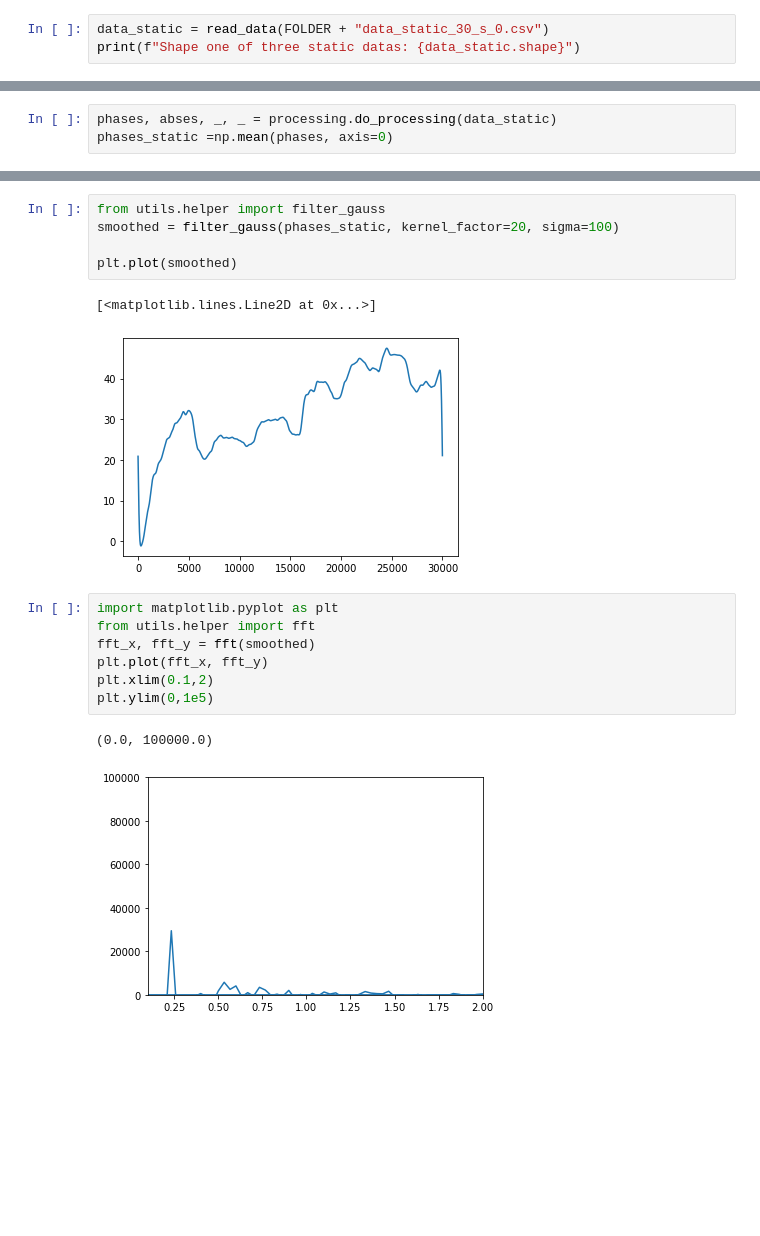
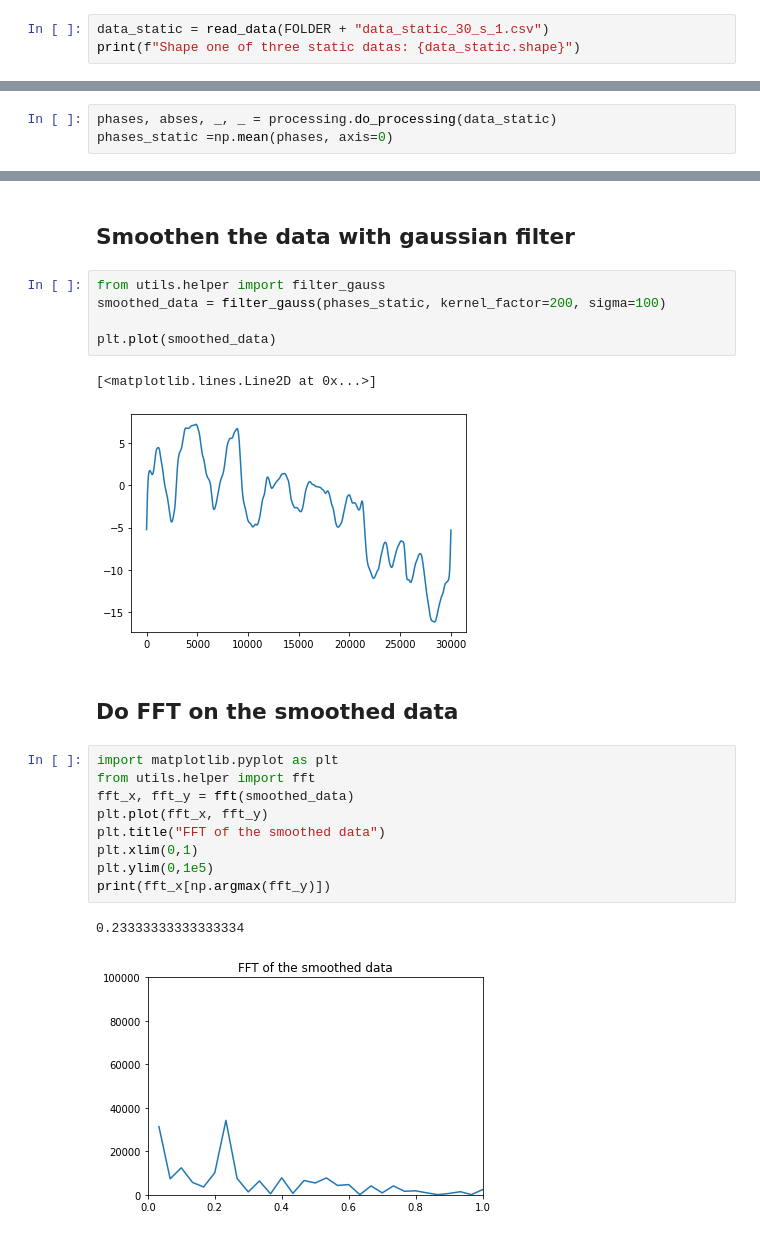
Before and after one commit to ml-lohi/hackathon-aachen, a Jupyter notebook: fourier.ipynb, the cells around one changed output, grey strips where cells are left out. Saved outputs shown, nothing was run; the diff lists cells and outputs as text; blank space fills up the shorter version.

```diff
--- a/fourier.ipynb
+++ b/fourier.ipynb
@@ -11,5 +17,5 @@ N_MOVING = 3
 # %%
-data_static = read_data(FOLDER + "data_static_30_s_0.csv")
+data_static = read_data(FOLDER + "data_static_30_s_1.csv")
 print(f"Shape one of three static datas: {data_static.shape}")
 # %% [output]
 Shape one of three static datas: (3, 30000, 64)
@@ -24,18 +30,24 @@ plt.plot(phases_static)
+# %% [markdown]
+## Smoothen the data with gaussian filter
 # %%
 from utils.helper import filter_gauss
-smoothed = filter_gauss(phases_static, kernel_factor=20, sigma=100)
+smoothed_data = filter_gauss(phases_static, kernel_factor=200, sigma=100)
 
-plt.plot(smoothed)
+plt.plot(smoothed_data)
 # %% [output]
 [<matplotlib.lines.Line2D at 0x...>]
-[figure, old version]
+[figure, new version]
+# %% [markdown]
+## Do FFT on the smoothed data
 # %%
 import matplotlib.pyplot as plt
 from utils.helper import fft
-fft_x, fft_y = fft(smoothed)
+fft_x, fft_y = fft(smoothed_data)
 plt.plot(fft_x, fft_y)
-plt.xlim(0.1,2)
+plt.title("FFT of the smoothed data")
+plt.xlim(0,1)
 plt.ylim(0,1e5)
+print(fft_x[np.argmax(fft_y)])
 # %% [output]
-(0.0, 100000.0)
+0.23333333333333334
-[figure, old version]
+[figure, new version]
```
Also changed, not shown: parts of 7 cells of this notebook, 1 other file.
